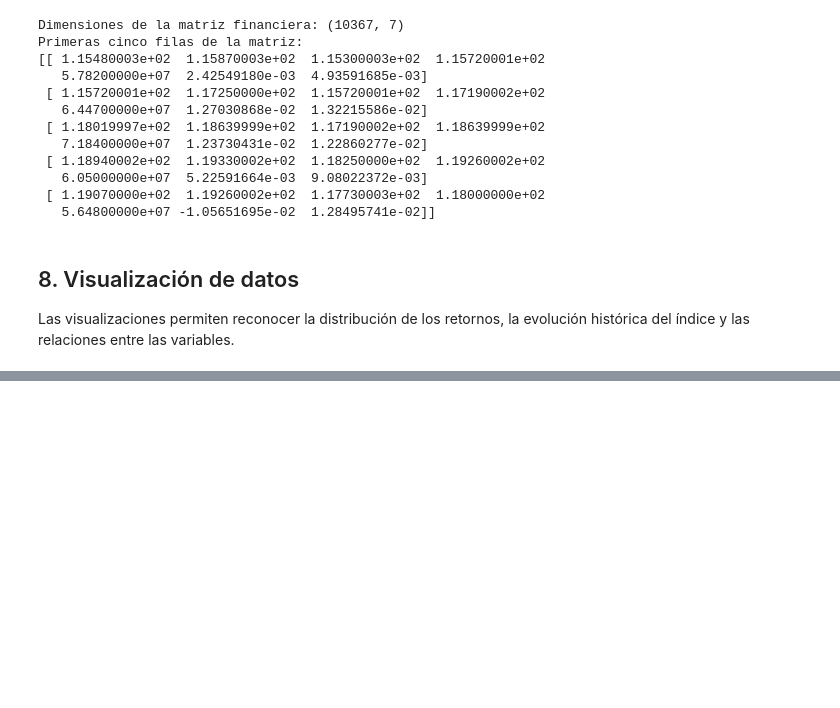
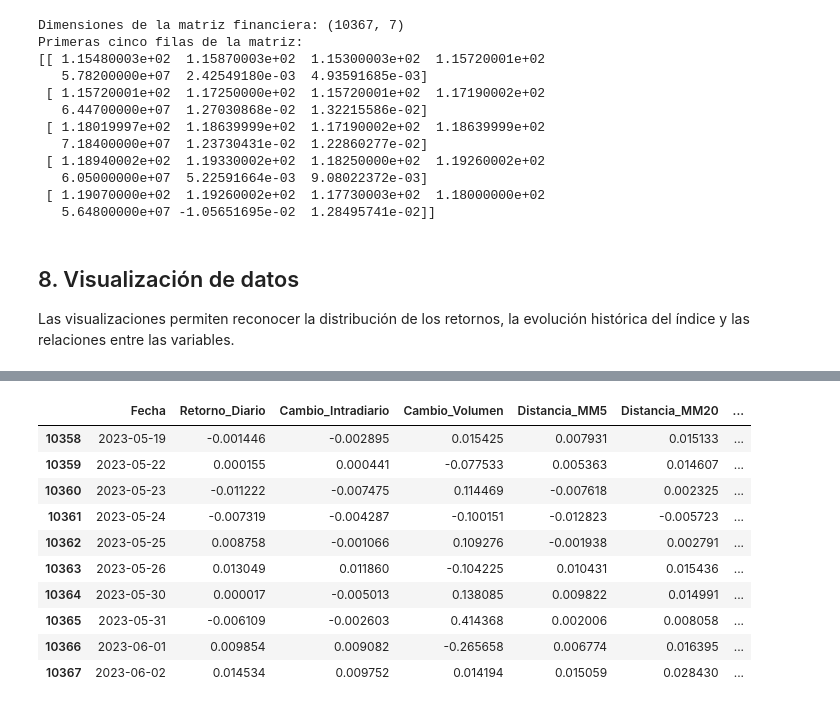
Before and after one commit to zKarloz/trabajo_final_machine_learning, a Jupyter notebook: notebooks/avance_trabajo_final.ipynb, the cells around one changed output, grey strips where cells are left out. Saved outputs shown, nothing was run; the diff lists cells and outputs as text; code cells hidden in the pictures; blank space fills up the shorter version.

```diff
--- a/notebooks/avance_trabajo_final.ipynb
+++ b/notebooks/avance_trabajo_final.ipynb
@@ -471,0 +499,61 @@ En el siguiente avance se definirán las variables independientes (X) y la varia
+# %%
+# Crea una copia específica para el modelo
+df_ml = df.copy()
+
+# Mide el cambio entre apertura y cierre del mismo día
+df_ml["Cambio_Intradiario"] = (
+    (df_ml["Cierre"] - df_ml["Apertura"])
+    / df_ml["Apertura"]
+)
+
+# Mide la variación del volumen respecto al día anterior
+df_ml["Cambio_Volumen"] = df_ml["Volumen"].pct_change(
+    fill_method=None
+)
+
+# Calcula medias móviles de corto y mediano plazo
+df_ml["Media_Movil_5"] = df_ml["Cierre"].rolling(5).mean()
+df_ml["Media_Movil_20"] = df_ml["Cierre"].rolling(20).mean()
+
+# Calcula la distancia relativa del cierre frente a las medias
+df_ml["Distancia_MM5"] = (
+    df_ml["Cierre"] / df_ml["Media_Movil_5"] - 1
+)
+
+df_ml["Distancia_MM20"] = (
+    df_ml["Cierre"] / df_ml["Media_Movil_20"] - 1
+)
+
+# Calcula la volatilidad histórica de los retornos
+df_ml["Volatilidad_5"] = (
+    df_ml["Retorno_Diario"].rolling(5).std()
+)
+
+df_ml["Volatilidad_20"] = (
+    df_ml["Retorno_Diario"].rolling(20).std()
+)
+
+display(
+    df_ml[[
+        "Fecha",
+        "Retorno_Diario",
+        "Cambio_Intradiario",
+        "Cambio_Volumen",
+        "Distancia_MM5",
+        "Distancia_MM20",
+        "Volatilidad_5",
+        "Volatilidad_20"
+    ]].tail(10)
+)
+# %% [output]
+|  | Fecha | Retorno_Diario | Cambio_Intradiario | Cambio_Volumen | Distancia_MM5 | Distancia_MM20 | ... |
+| 10358 | 2023-05-19 | -0.001446 | -0.002895 | 0.015425 | 0.007931 | 0.015133 | ... |
+| 10359 | 2023-05-22 | 0.000155 | 0.000441 | -0.077533 | 0.005363 | 0.014607 | ... |
+| 10360 | 2023-05-23 | -0.011222 | -0.007475 | 0.114469 | -0.007618 | 0.002325 | ... |
+| 10361 | 2023-05-24 | -0.007319 | -0.004287 | -0.100151 | -0.012823 | -0.005723 | ... |
+| 10362 | 2023-05-25 | 0.008758 | -0.001066 | 0.109276 | -0.001938 | 0.002791 | ... |
+| 10363 | 2023-05-26 | 0.013049 | 0.011860 | -0.104225 | 0.010431 | 0.015436 | ... |
+| 10364 | 2023-05-30 | 0.000017 | -0.005013 | 0.138085 | 0.009822 | 0.014991 | ... |
+| 10365 | 2023-05-31 | -0.006109 | -0.002603 | 0.414368 | 0.002006 | 0.008058 | ... |
+| 10366 | 2023-06-01 | 0.009854 | 0.009082 | -0.265658 | 0.006774 | 0.016395 | ... |
+| 10367 | 2023-06-02 | 0.014534 | 0.009752 | 0.014194 | 0.015059 | 0.028430 | ... |
```
Also changed, not shown: parts of 31 cells of this notebook.
